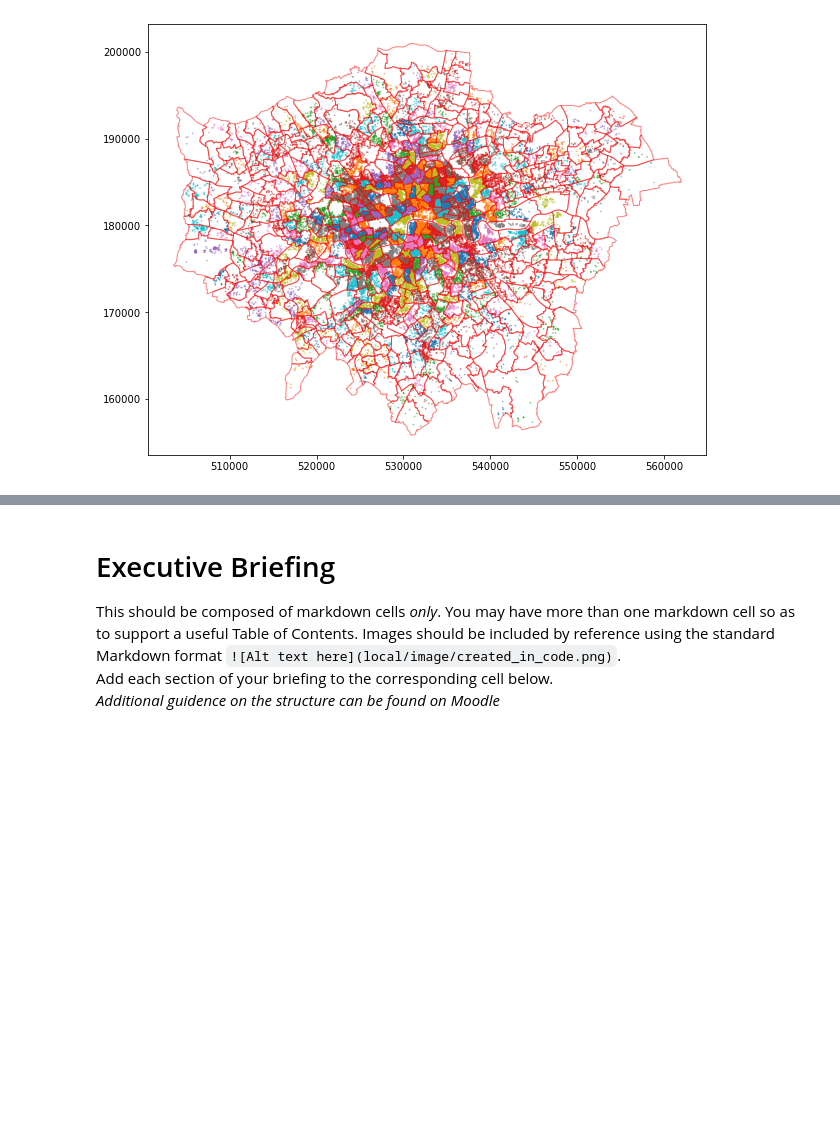
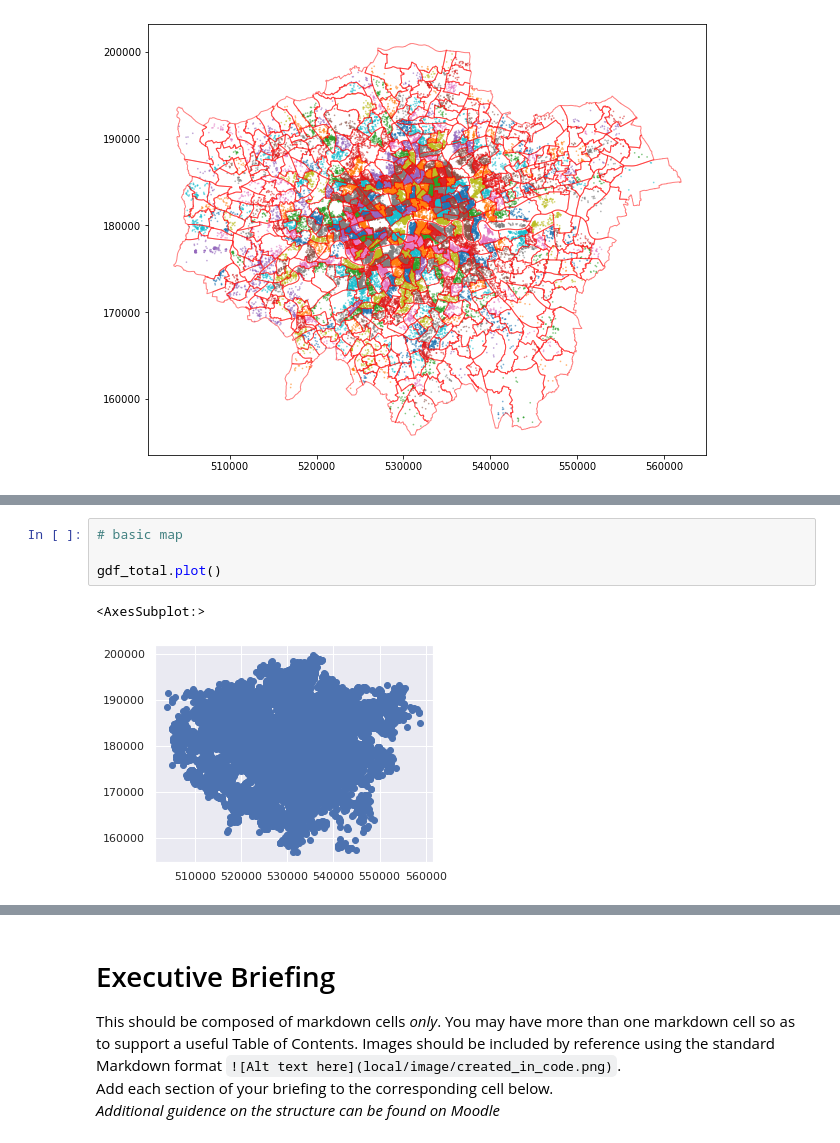
Before and after one commit to DaphneBdn/fsds_assessment3, a Jupyter notebook: Assessment-3-DB.ipynb, the cells around one changed output, grey strips where cells are left out. Cells and saved outputs as stored; diff of their text form; blank space fills up the shorter version.

```diff
--- a/Assessment-3-DB.ipynb
+++ b/Assessment-3-DB.ipynb
@@ -285,0 +476,7 @@ ldn.plot(ax=ax, edgecolor='black', facecolor='black', alpha=0.5);
+# %%
+# basic map
+
+gdf_total.plot()
+# %% [output]
+<AxesSubplot:>
+[figure, added]
```
Also changed, not shown: parts of 60 cells of this notebook, 6 other files.
